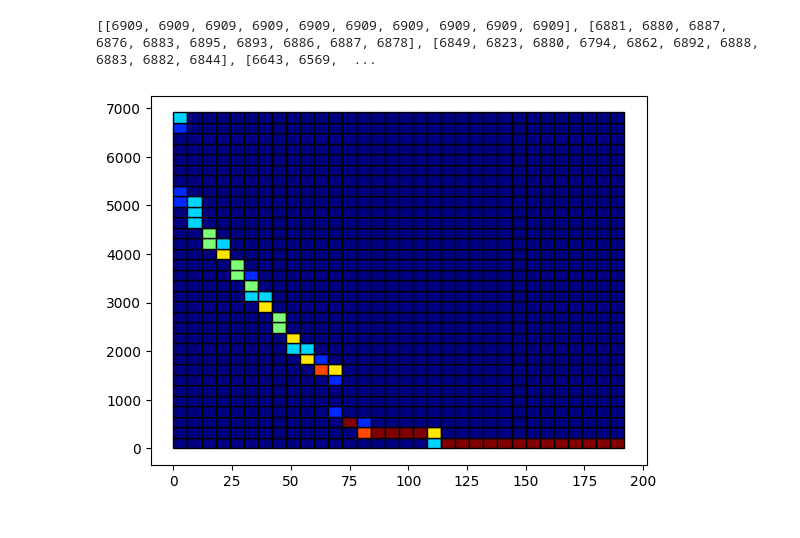
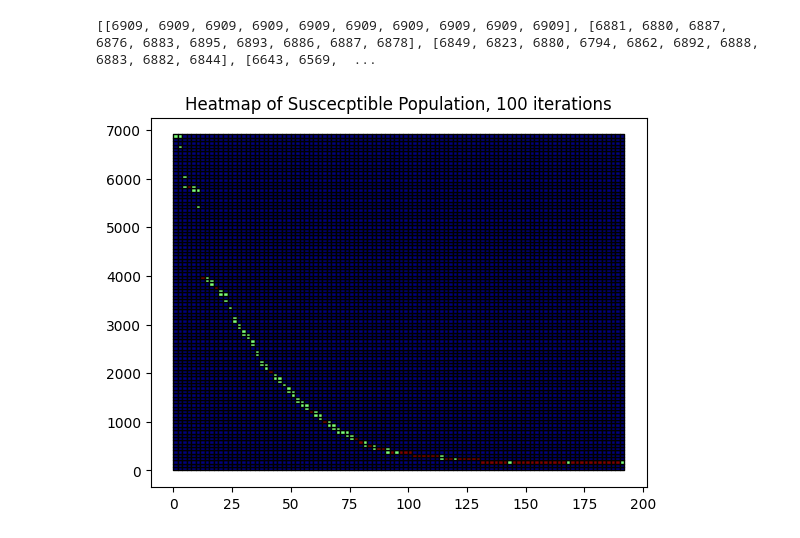
Before and after one commit to r-okotie179/diseaseModelling, a Jupyter notebook: culling_and_policy.ipynb, the cells around one changed output. Drawn from its saved outputs; the diff is of its cells as text; code cells hidden in the pictures.

```diff
--- a/culling_and_policy.ipynb
+++ b/culling_and_policy.ipynb
@@ -615,28 +615,32 @@ def culling(dead_time, iterations, simulation_duration, neighbour_culling = Fals
 
     return np.array(S).transpose().tolist(), np.array(I).transpose().tolist(), np.array(D).transpose().tolist(), dt
 # %%
-S, I, D, dt = culling(48, 10, 8) #48 hour dead time, 10 iteration runs, 7 day plotting
+S, I, D, dt = culling(48, 100, 8) #48 hour dead time, 10 iteration runs, 7 day plotting
 # %%
 print(S)
 # %% [output]
 [[6909, 6909, 6909, 6909, 6909, 6909, 6909, 6909, 6909, 6909], [6881, 6880, 6887, 6876, 6883, 6895, 6893, 6886, 6887, 6878], [6849, 6823, 6880, 6794, 6862, 6892, 6888, 6883, 6882, 6844], [6643, 6569,  ...
 # %%
 # I initially wrote this logic myself but then got tired from debugging small changes
+# like everything (even the pseudo for this) was all me
+
 from matplotlib.colors import Normalize
 
 fig, ax = plt.subplots()
 x_data, y_data = [u for u in range(len(S))], [s[0] for s in S]
-colour_list, n, w, h = heatmap_data(x_data, y_data, 1000)
+
+colour_list, n, w, h = heatmap_data(x_data, y_data, 10000)
 
 norm = Normalize(vmin=min(colour_list), vmax=max(colour_list))
 colours = [plt.cm.jet(norm(v)) for v in colour_list]
 
 coords = [(w * l_i, h * w_i) for l_i in range(n) for w_i in range(n)]
 
 rects = [Rectangle((x0, y0), w, h, facecolor=c) for (x0, y0), c in zip(coords, colours)]
 coll = PatchCollection(rects, match_original=True, edgecolor='black')
 ax.add_collection(coll)
 ax.autoscale()
+ax.set_title("Heatmap of Suscecptible Population, 100 iterations")
 plt.show()
 # %% [output]
-[figure, old version]
+[figure, new version]
```
